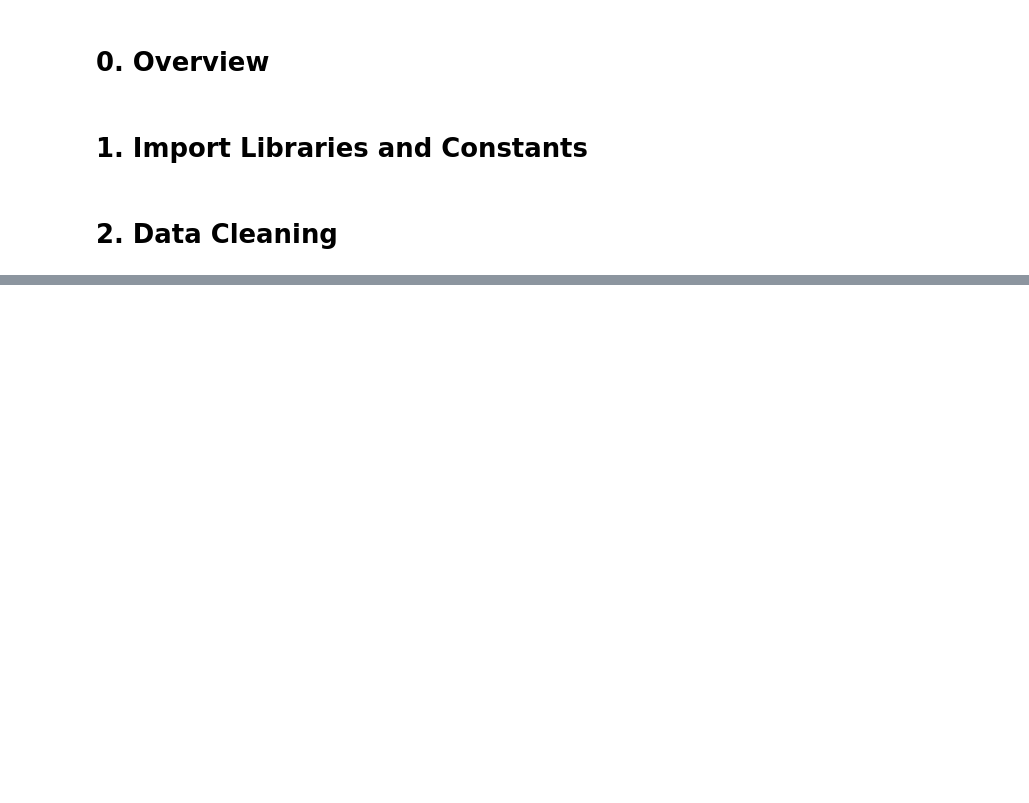
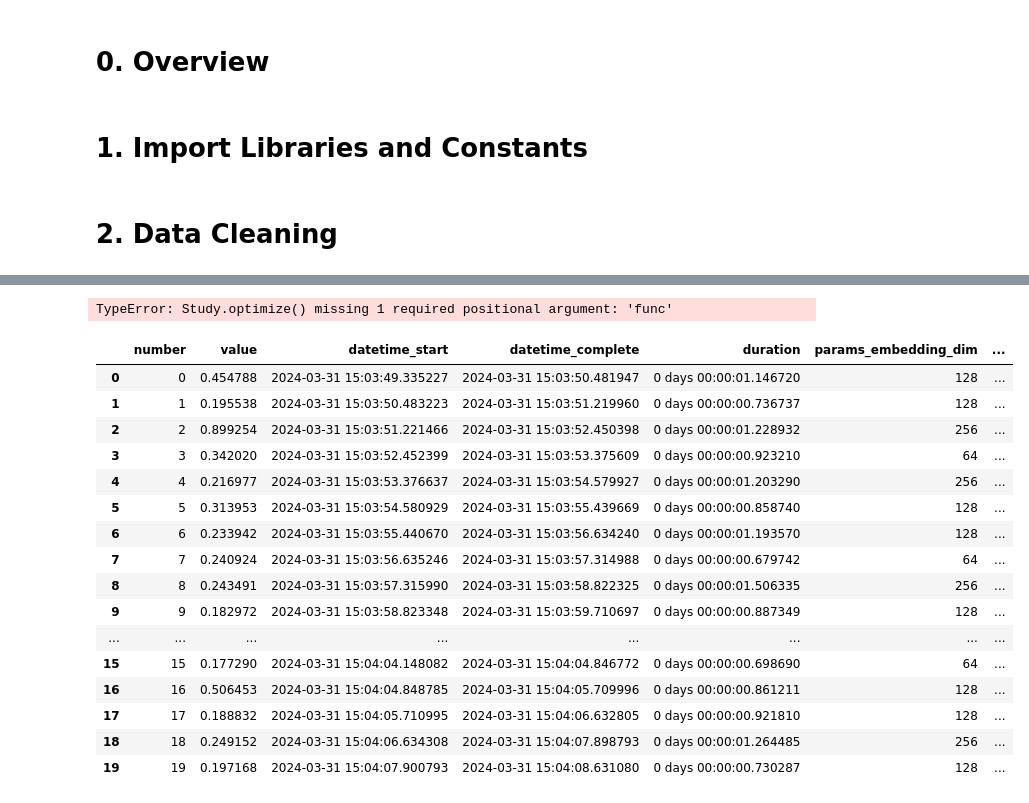
Before and after one commit to ChopinNo3Op9/RL-Improve-Promotion-Section, a Jupyter notebook: main.ipynb, the cells around one changed output, grey strips where cells are left out. Cells and saved outputs as stored; diff of their text form; code cells hidden in the pictures; blank space fills up the shorter version.

Commit message:
feat: fix optuna optimization

```diff
--- a/main.ipynb
+++ b/main.ipynb
@@ -245,10 +245,10 @@ def objective(trial):
         val_loss, val_accuracy = validate(model, device, validation_loader)
 
     # Objective: maximize validation accuracy
-    print(f"Returning from validate: val_loss={val_loss}, val_accuracy={val_accuracy}")
-    return val_loss, val_accuracy
+    # print(f"Returning from validate: val_loss={val_loss}, val_accuracy={val_accuracy}")
+    return val_loss
 
-study = optuna.create_study(direction='maximize')
+study = optuna.create_study(direction='minimize')
 study.optimize(objective, n_trials=20)  # Number of trials can be adjusted
 
 print('Number of finished trials:', len(study.trials))
@@ -265,0 +372,24 @@ optuna.study
+# %%
+study.optimize()
+# %% [output]
+TypeError: Study.optimize() missing 1 required positional argument: 'func'
+# %%
+study.trials_dataframe()
+# %% [output]
+|  | number | value | datetime_start | datetime_complete | duration | params_embedding_dim | ... |
+| 0 | 0 | 0.454788 | 2024-03-31 15:03:49.335227 | 2024-03-31 15:03:50.481947 | 0 days 00:00:01.146720 | 128 | ... |
+| 1 | 1 | 0.195538 | 2024-03-31 15:03:50.483223 | 2024-03-31 15:03:51.219960 | 0 days 00:00:00.736737 | 128 | ... |
+| 2 | 2 | 0.899254 | 2024-03-31 15:03:51.221466 | 2024-03-31 15:03:52.450398 | 0 days 00:00:01.228932 | 256 | ... |
+| 3 | 3 | 0.342020 | 2024-03-31 15:03:52.452399 | 2024-03-31 15:03:53.375609 | 0 days 00:00:00.923210 | 64 | ... |
+| 4 | 4 | 0.216977 | 2024-03-31 15:03:53.376637 | 2024-03-31 15:03:54.579927 | 0 days 00:00:01.203290 | 256 | ... |
+| 5 | 5 | 0.313953 | 2024-03-31 15:03:54.580929 | 2024-03-31 15:03:55.439669 | 0 days 00:00:00.858740 | 128 | ... |
+| 6 | 6 | 0.233942 | 2024-03-31 15:03:55.440670 | 2024-03-31 15:03:56.634240 | 0 days 00:00:01.193570 | 128 | ... |
+| 7 | 7 | 0.240924 | 2024-03-31 15:03:56.635246 | 2024-03-31 15:03:57.314988 | 0 days 00:00:00.679742 | 64 | ... |
+| 8 | 8 | 0.243491 | 2024-03-31 15:03:57.315990 | 2024-03-31 15:03:58.822325 | 0 days 00:00:01.506335 | 256 | ... |
+| 9 | 9 | 0.182972 | 2024-03-31 15:03:58.823348 | 2024-03-31 15:03:59.710697 | 0 days 00:00:00.887349 | 128 | ... |
+| ... | ... | ... | ... | ... | ... | ... | ... |
+| 15 | 15 | 0.177290 | 2024-03-31 15:04:04.148082 | 2024-03-31 15:04:04.846772 | 0 days 00:00:00.698690 | 64 | ... |
+| 16 | 16 | 0.506453 | 2024-03-31 15:04:04.848785 | 2024-03-31 15:04:05.709996 | 0 days 00:00:00.861211 | 128 | ... |
+| 17 | 17 | 0.188832 | 2024-03-31 15:04:05.710995 | 2024-03-31 15:04:06.632805 | 0 days 00:00:00.921810 | 128 | ... |
+| 18 | 18 | 0.249152 | 2024-03-31 15:04:06.634308 | 2024-03-31 15:04:07.898793 | 0 days 00:00:01.264485 | 256 | ... |
+| 19 | 19 | 0.197168 | 2024-03-31 15:04:07.900793 | 2024-03-31 15:04:08.631080 | 0 days 00:00:00.730287 | 128 | ... |
```
Also changed, not shown: parts of 4 cells of this notebook, 2 other files.
